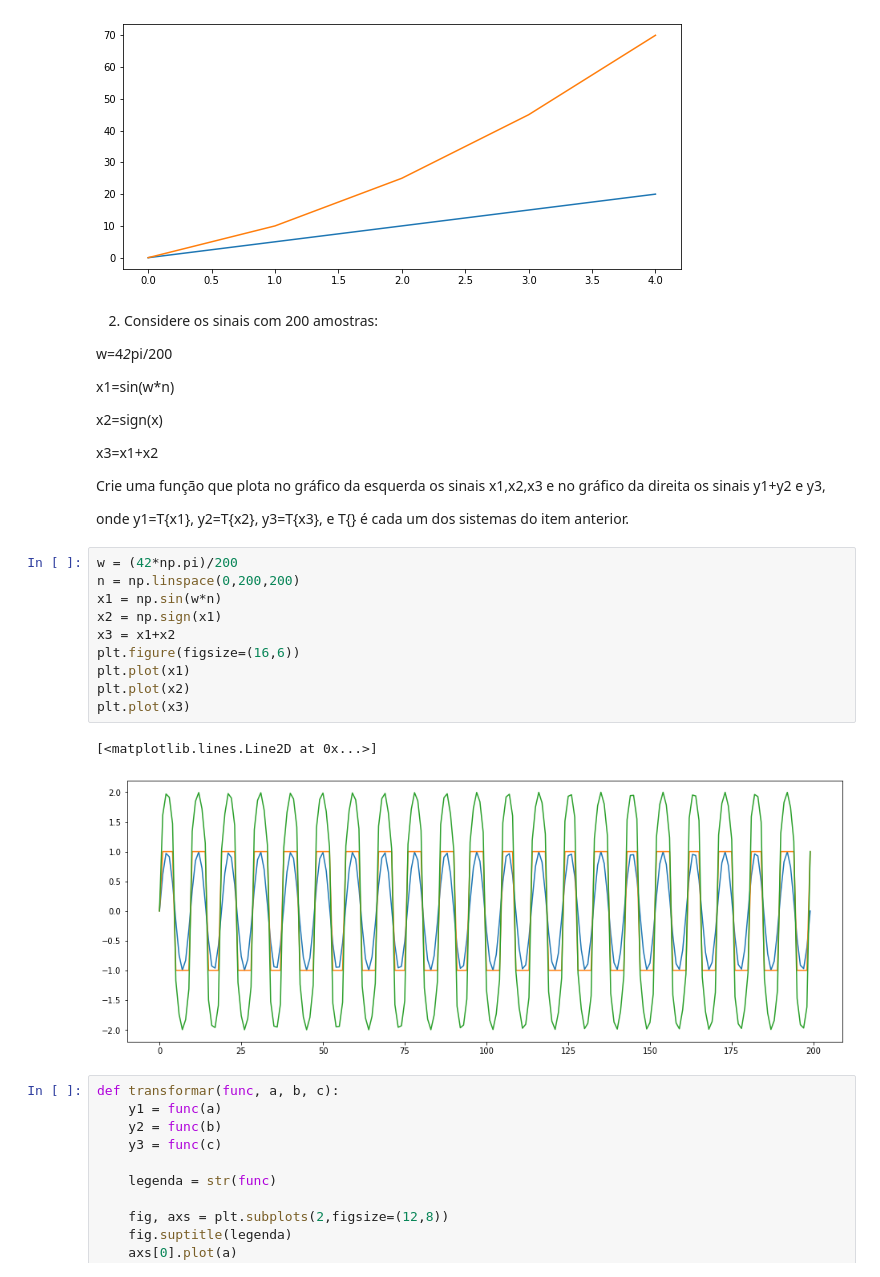
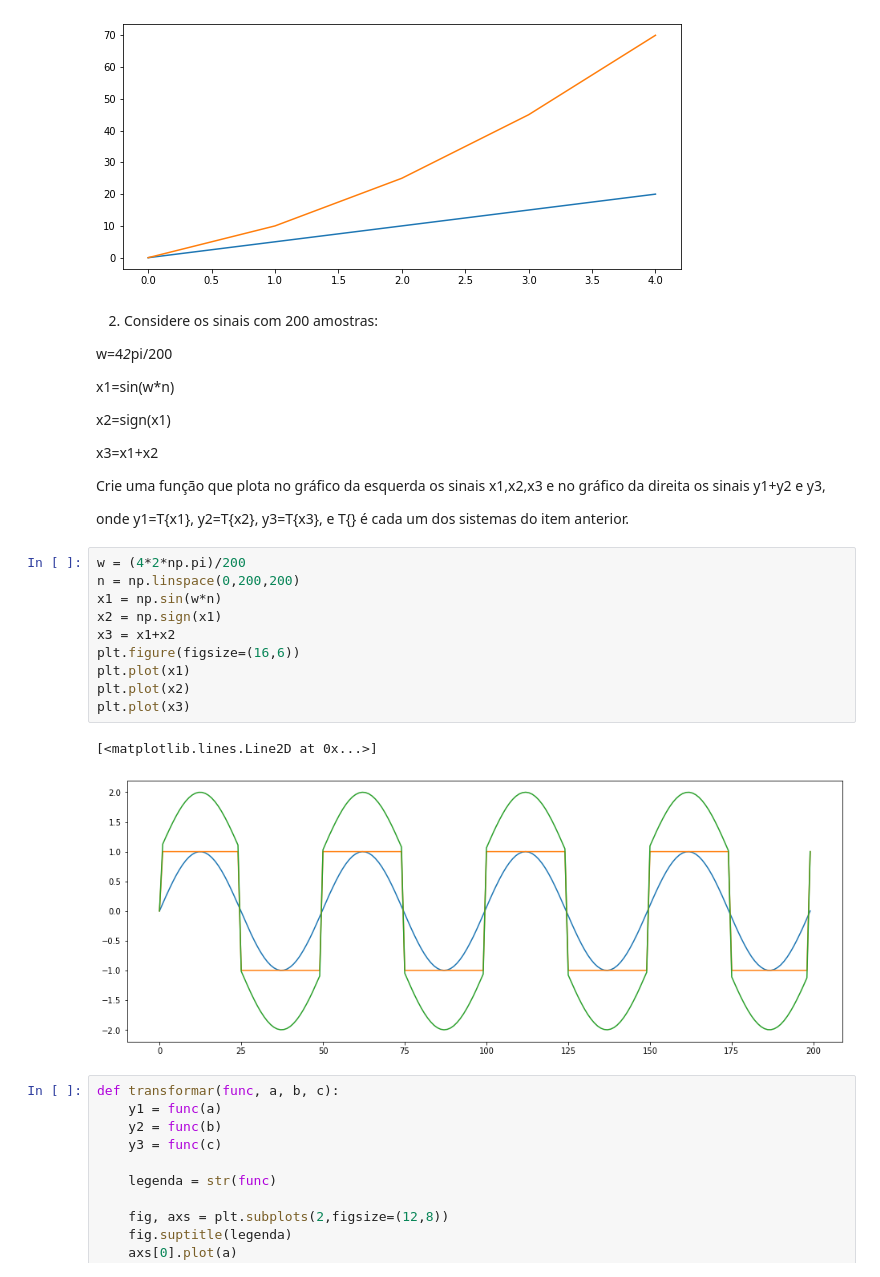
Before and after one commit to leogargitter/processamento-digital-de-sinais-2, a Jupyter notebook: tarefa2.ipynb, the cells around one changed output. Drawn from its saved outputs; the diff is of its cells as text.

```diff
--- a/tarefa2.ipynb
+++ b/tarefa2.ipynb
@@ -128,7 +130,7 @@ w=4*2*pi/200
 
 x1=sin(w*n)
 
-x2=sign(x)
+x2=sign(x1)
 
 x3=x1+x2
 
@@ -136,18 +138,18 @@ Crie uma função que plota no gráfico da esquerda os sinais x1,x2,x3 e no grá
 
 onde y1=T{x1}, y2=T{x2}, y3=T{x3}, e T{} é cada um dos sistemas do item anterior.
 # %%
-w = (42*np.pi)/200
+w = (4*2*np.pi)/200
 n = np.linspace(0,200,200)
 x1 = np.sin(w*n)
 x2 = np.sign(x1)
 x3 = x1+x2
 plt.figure(figsize=(16,6))
 plt.plot(x1)
 plt.plot(x2)
 plt.plot(x3)
 # %% [output]
 [<matplotlib.lines.Line2D at 0x...>]
-[figure, old version]
+[figure, new version]
 # %%
 def transformar(func, a, b, c):
     y1 = func(a)
```
Also changed, not shown: parts of 8 cells of this notebook.
